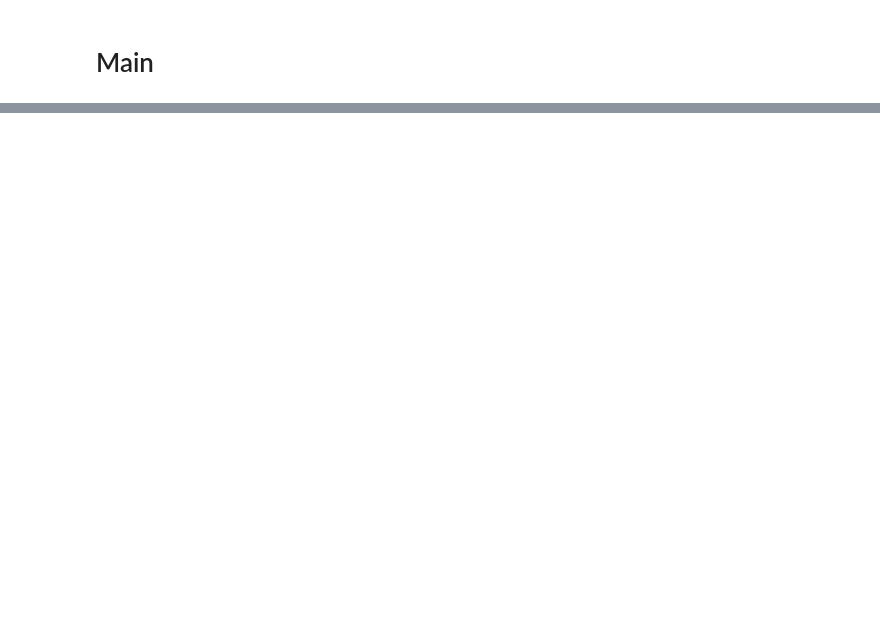
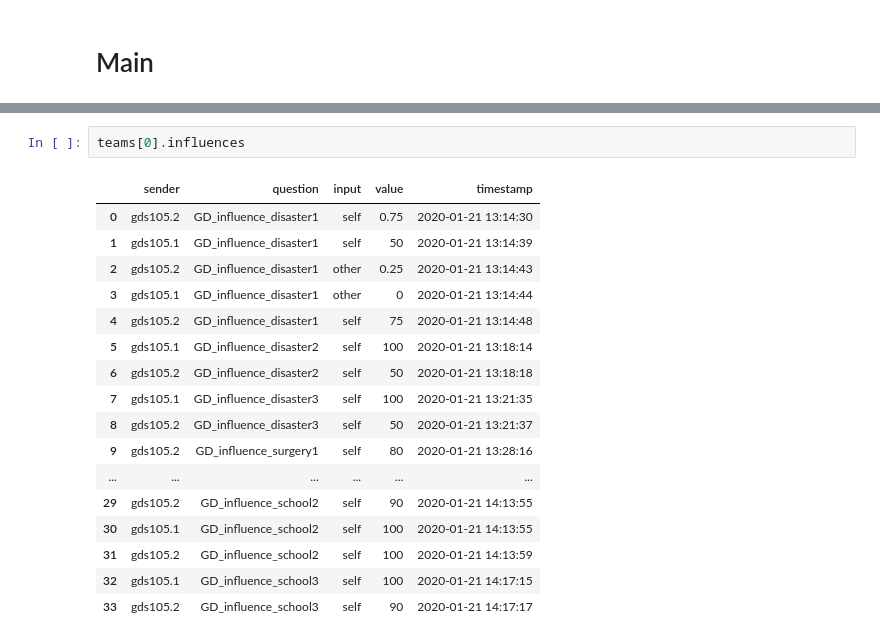
Before and after one commit to omid55/group_dynamics, a Jupyter notebook: notebooks/Logs_analysis.ipynb, the cells around one changed output, grey strips where cells are left out. Saved outputs shown, nothing was run; the diff lists cells and outputs as text; blank space fills up the shorter version.

```diff
--- a/notebooks/Logs_analysis.ipynb
+++ b/notebooks/Logs_analysis.ipynb
@@ -36,0 +99,20 @@ team_log = groupdynamics_logs_lib.TeamLogsLoader(directory=directory)
+# %%
+teams[0].influences
+# %% [output]
+|  | sender | question | input | value | timestamp |
+| 0 | gds105.2 | GD_influence_disaster1 | self | 0.75 | 2020-01-21 13:14:30 |
+| 1 | gds105.1 | GD_influence_disaster1 | self | 50 | 2020-01-21 13:14:39 |
+| 2 | gds105.2 | GD_influence_disaster1 | other | 0.25 | 2020-01-21 13:14:43 |
+| 3 | gds105.1 | GD_influence_disaster1 | other | 0 | 2020-01-21 13:14:44 |
+| 4 | gds105.2 | GD_influence_disaster1 | self | 75 | 2020-01-21 13:14:48 |
+| 5 | gds105.1 | GD_influence_disaster2 | self | 100 | 2020-01-21 13:18:14 |
+| 6 | gds105.2 | GD_influence_disaster2 | self | 50 | 2020-01-21 13:18:18 |
+| 7 | gds105.1 | GD_influence_disaster3 | self | 100 | 2020-01-21 13:21:35 |
+| 8 | gds105.2 | GD_influence_disaster3 | self | 50 | 2020-01-21 13:21:37 |
+| 9 | gds105.2 | GD_influence_surgery1 | self | 80 | 2020-01-21 13:28:16 |
+| ... | ... | ... | ... | ... | ... |
+| 29 | gds105.2 | GD_influence_school2 | self | 90 | 2020-01-21 14:13:55 |
+| 30 | gds105.1 | GD_influence_school2 | self | 100 | 2020-01-21 14:13:55 |
+| 31 | gds105.2 | GD_influence_school2 | self | 100 | 2020-01-21 14:13:59 |
+| 32 | gds105.1 | GD_influence_school3 | self | 100 | 2020-01-21 14:17:15 |
+| 33 | gds105.2 | GD_influence_school3 | self | 90 | 2020-01-21 14:17:17 |
```
Also changed, not shown: parts of 19 cells of this notebook, 6 other files.
